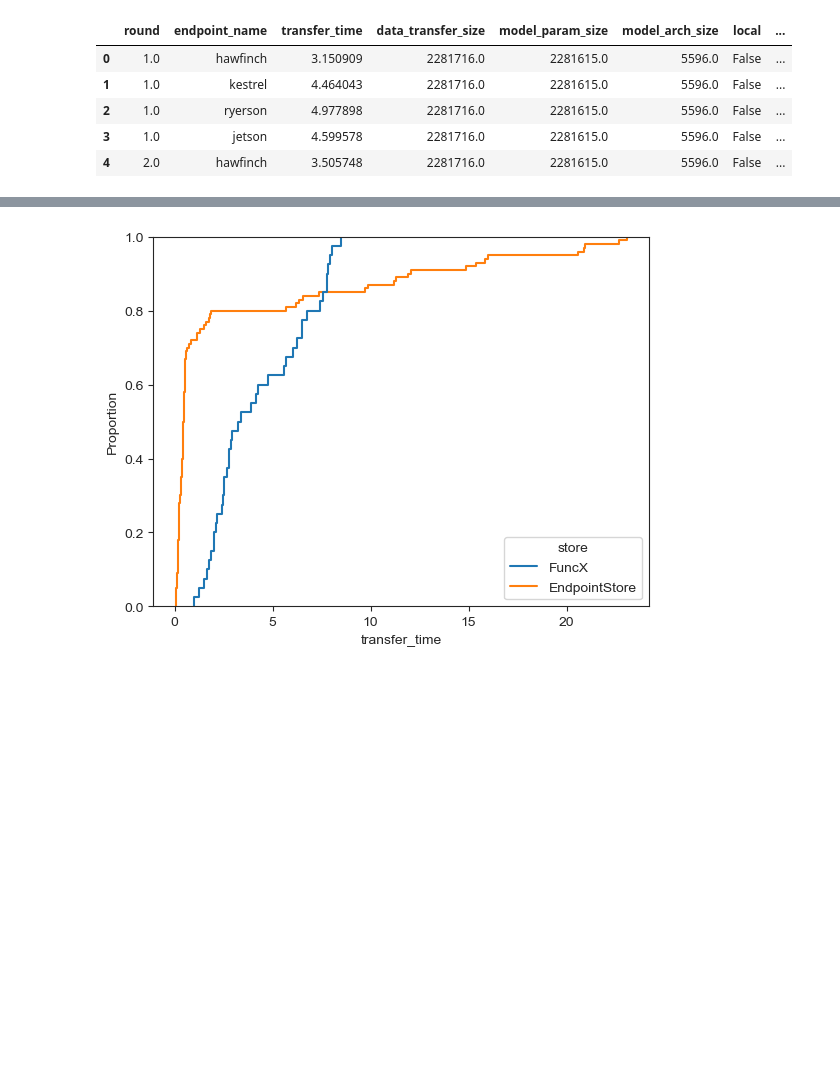
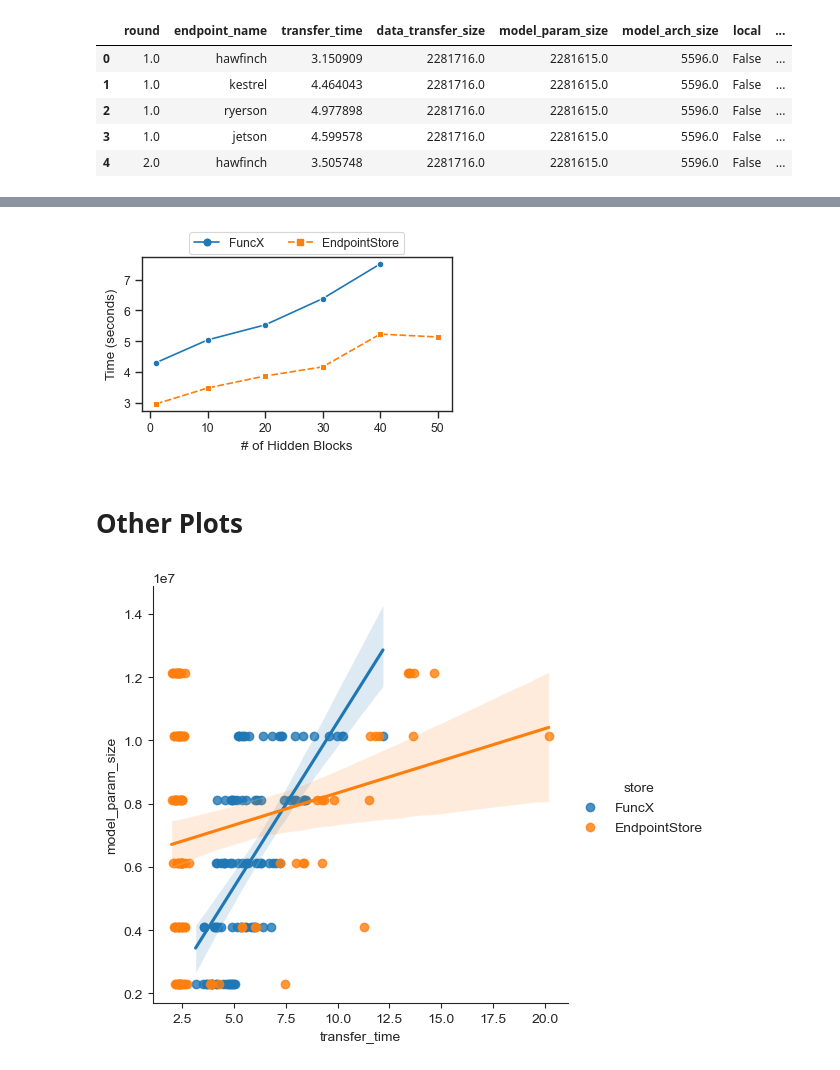
Before and after one commit to proxystore/federated-learning, a Jupyter notebook: Results.ipynb, the cells around one changed output, grey strips where cells are left out. Saved outputs shown, nothing was run; the diff lists cells and outputs as text; code cells hidden in the pictures; blank space fills up the shorter version.

```diff
--- a/Results.ipynb
+++ b/Results.ipynb
@@ -52,6 +87,31 @@ data.head()
+# %%
+with sns.plotting_context(font_scale=1, context="paper"):
+    _ = plt.figure(figsize=(4, 2))
+    sns.lineplot(
+        data=data,
+        x="num_hidden_blocks",
+        y="transfer_time",
+        hue="store",
+        markers=["o", "s"],
+        style="store",
+        errorbar=None,
+    )  #.set(xscale="log")
+    plt.xlabel("# of Hidden Blocks")
+    plt.ylabel("Time (seconds)")
+    plt.legend(bbox_to_anchor=(0.5, 1.2), ncol=2, loc="upper center")
+    # plt.tight_layout()
+    plt.show()
+# %% [output]
+[figure, added]
+# %% [markdown]
+# Other Plots
 # %%
-sns.ecdfplot(data=data, x="transfer_time", hue="store")
-plt.savefig(Path("out/plots/transfer_time.pdf"))
+sns.lmplot(
+    data=data,
+    x="transfer_time",
+    y="model_param_size",
+    hue="store",
+)
 plt.show()
 # %% [output]
-[figure, old version]
+[figure, new version]
```
Also changed, not shown: parts of 15 cells of this notebook.
